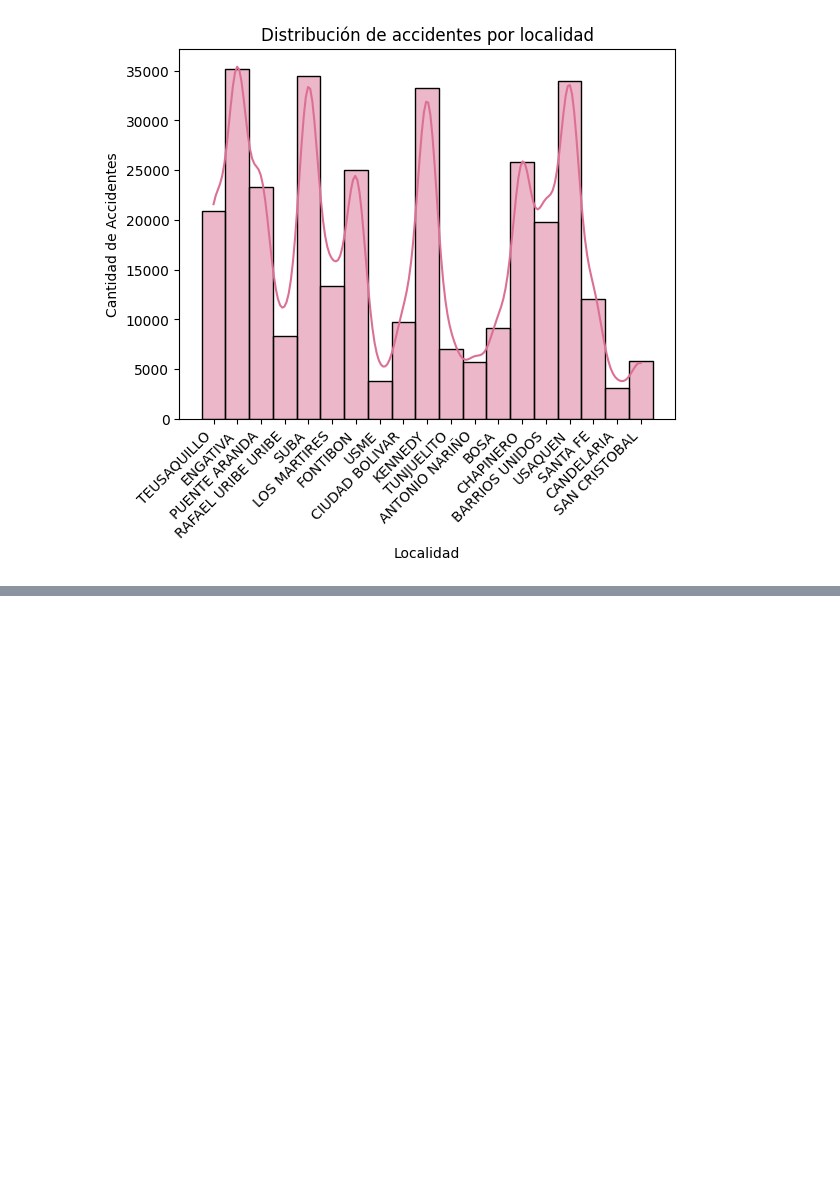
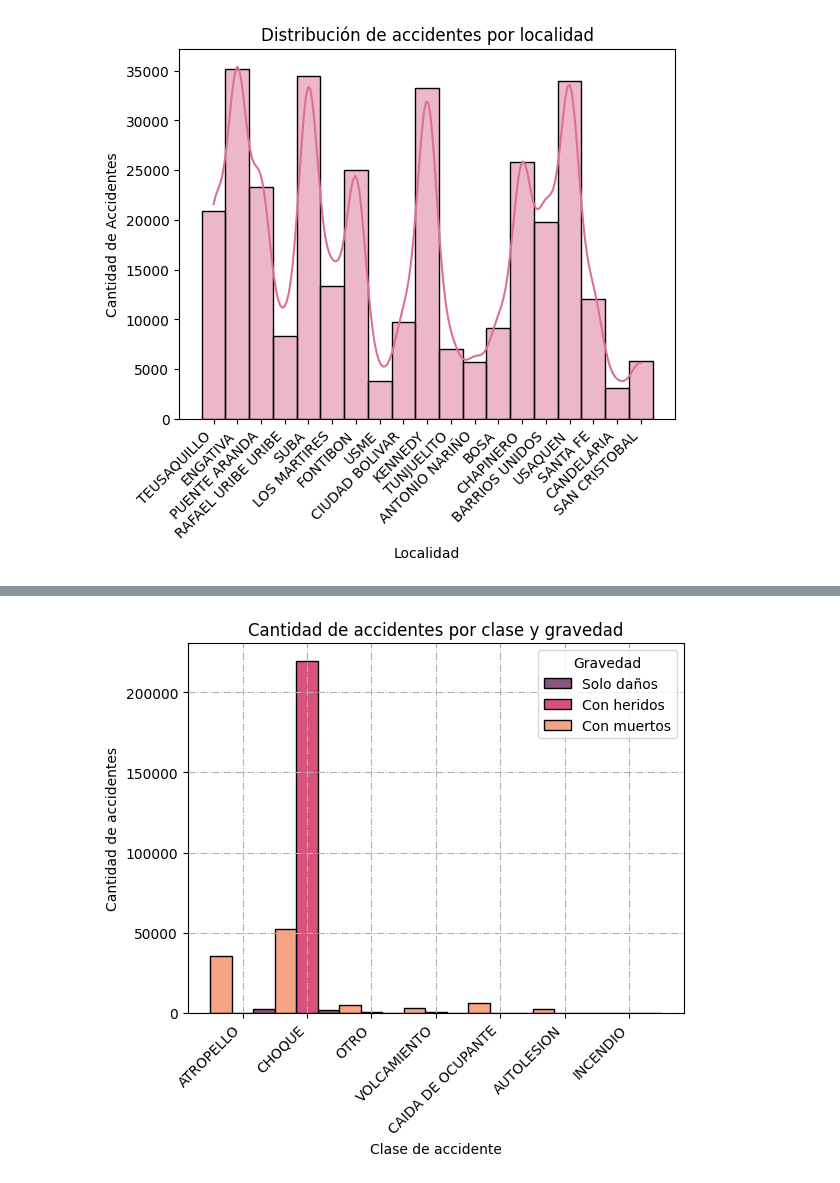
Before and after one commit to dosquisd/AccidentalRiskAnalysis, a Jupyter notebook: src/005_visualizing_data.ipynb, the cells around one changed output, grey strips where cells are left out. Cells and saved outputs as stored; diff of their text form; code cells hidden in the pictures; blank space fills up the shorter version.

```diff
--- a/src/005_visualizing_data.ipynb
+++ b/src/005_visualizing_data.ipynb
@@ -71,0 +101,13 @@ plt.show()
+# %%
+sns.histplot(data=df, x="CLASE", hue="GRAVEDAD", multiple="dodge", palette="rocket_r")
+
+plt.title("Cantidad de accidentes por clase y gravedad")
+plt.xlabel("Clase de accidente")
+plt.ylabel("Cantidad de accidentes")
+plt.xticks(ticks=range(7), rotation=45, ha="right")
+plt.grid(linestyle="-.")
+plt.legend(title="Gravedad", labels=["Solo daños", "Con heridos", "Con muertos"])
+plt.savefig(f"{FIGURES_PATH}/accidents_per_class_and_gravity_histogram.pdf")
+plt.show()
+# %% [output]
+[figure, added]
```
Also changed, not shown: parts of 5 cells of this notebook, 4 other files.
